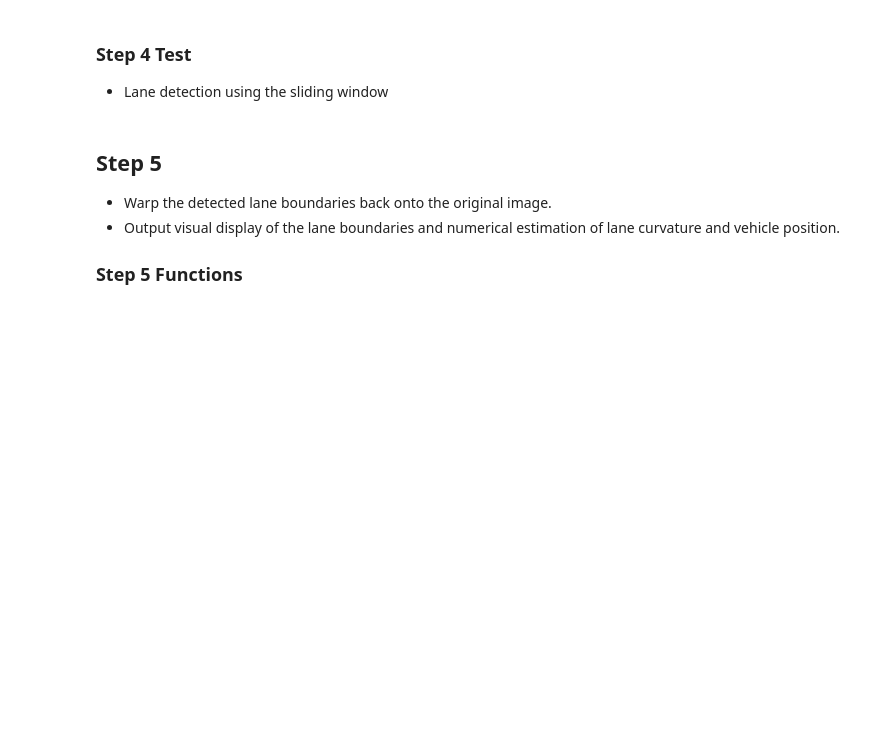
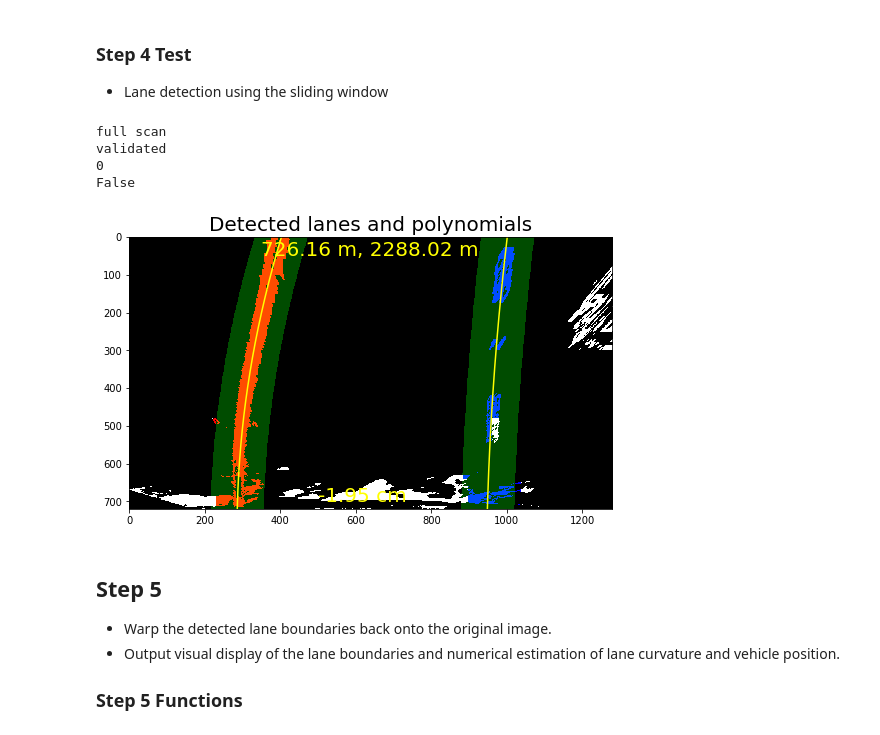
Before and after one commit to mille-printemps/sdc-term1-project4-advanced-lane-finding, a Jupyter notebook: P4.ipynb, the cells around one changed output. Cells and saved outputs as stored; diff of their text form; code cells hidden in the pictures; blank space fills up the shorter version.

Commit message:
chore: add smoothing

```diff
--- a/P4.ipynb
+++ b/P4.ipynb
@@ -555,24 +579,32 @@ def findLanes(warped, numberOfWindows=9, windowMargin=70, minPixels=50): #70
 # %%
 # Initialization
 fitted.leftFit = []
 fitted.rightFit = []
 measured.leftCurveRadius = 0
 measured.rightCurveRadius = 0
 measured.position = 0
+smooth.leftFitXHist = []
+smooth.rightFitXHist = []
 needsFullScan.yes = True
 validated.bad = 0
 
 lanes, leftFitX, rightFitX, plotY, leftCurveRadius, rightCurveRadius, position = findLanes(warped)
 
 fig, ax = plt.subplots(1, 1, figsize=(10, 5))
 ax.imshow(lanes)
 ax.set_title('Detected lanes and polynomials', fontsize=20)
 ax.plot(leftFitX, plotY, color='yellow')
 ax.plot(rightFitX, plotY, color='yellow')
 ax.text(350, 50,'%.2f m, %.2f m' % (leftCurveRadius, rightCurveRadius), color='yellow', fontsize=20)
 ax.text(500, 700, '%.2f cm' % (position * 100), color='yellow', fontsize=20)
 
 fig.savefig(os.path.join(OUTPUT_IMAGE_DIR, 'lanes_polynomials.jpg'))
+# %% [output]
+full scan
+validated
+0
+False
+[figure, added]
 # %% [markdown]
 ## Step 5
 
```
Also changed, not shown: parts of 11 cells of this notebook.
